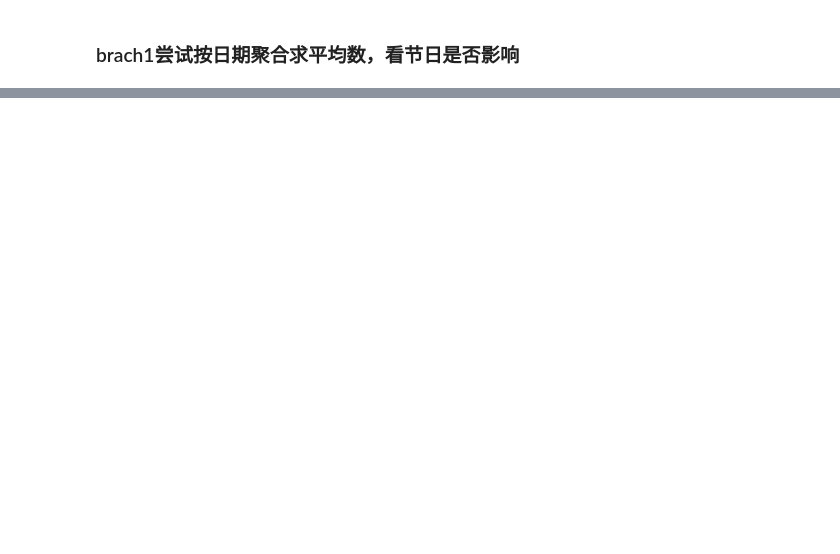
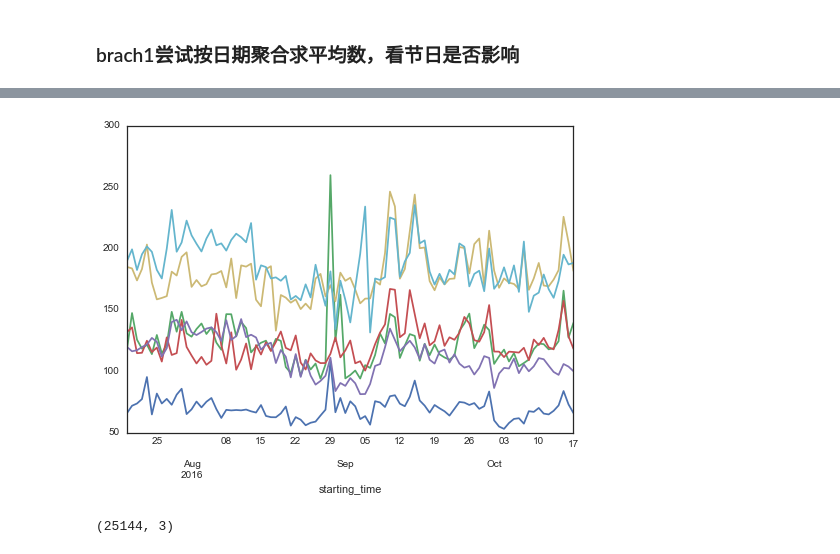
Before and after one commit to davidwang8088/KDD-cup-2017, a Jupyter notebook: code/total/EDA.ipynb, the cells around one changed output, grey strips where cells are left out. Saved outputs shown, nothing was run; the diff lists cells and outputs as text; code cells hidden in the pictures; blank space fills up the shorter version.

```diff
--- a/code/total/EDA.ipynb
+++ b/code/total/EDA.ipynb
@@ -32,0 +30,24 @@ t5_train_day[(t5_train_day['intersection_id']=='A') & (t5_train_day['tollgate_id
+# %%
+ids = []
+for i in range(t4.shape[0]):
+    toll = t4.loc[i]['tollgate_id']
+    inter = t4.loc[i]['intersection_id']
+    ids.append([inter, toll])
+# %%
+t5_train['starting_time'] = pd.to_datetime(t5_train['starting_time'], format='%Y-%m-%d %H:%M:%S')
+# %%
+t5_train = t5_train.set_index(['starting_time'])
+t5_train = t5_train.groupby([pd.TimeGrouper('D'), 'intersection_id', 'tollgate_id']).travel_time.mean()\
+       .reset_index().rename(columns = {'travel_time':'avg_travel_time'})
+# %%
+t5_train = t5_train.set_index(['starting_time'])
+# %%
+for a, b in ids:
+    i = 1
+    j = 111
+    plt.figure(i)
+    plt.subplot(j)
+    t5_train[(t5_train['intersection_id']==a) & (t5_train['tollgate_id']==b)]['avg_travel_time'].plot()
+    i += 1
+# %% [output]
+[figure, added]
@@ -32,0 +62,4 @@ t5_train_day[(t5_train_day['intersection_id']=='A') & (t5_train_day['tollgate_id
+# %%
+t5_train.shape
+# %% [output]
+(25144, 3)
```
Also changed, not shown: parts of 74 cells of this notebook, 2 other files.
